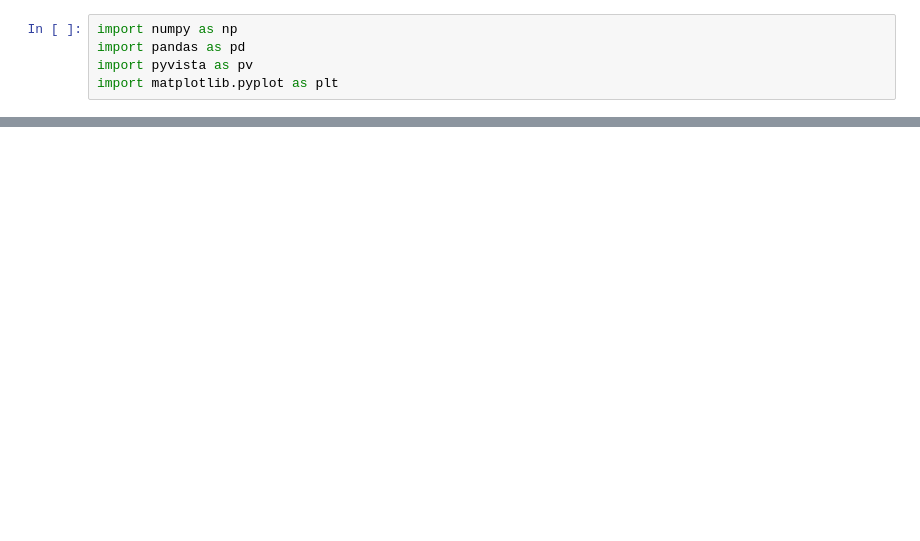
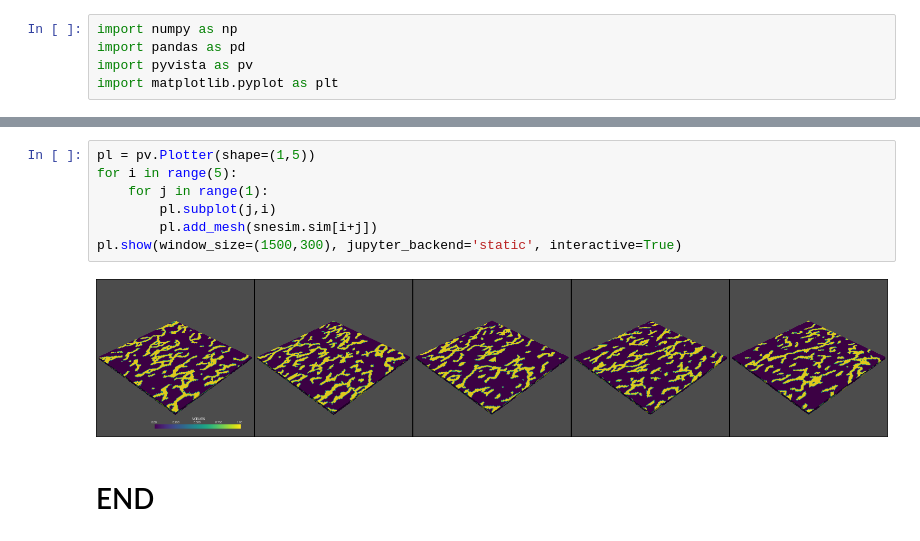
Before and after one commit to misaelmmorales/Latent-Geo-Modeling, a Jupyter notebook: simulations 3D/channel_simulation/mps.ipynb, the cells around one changed output, grey strips where cells are left out. Cells and saved outputs as stored; diff of their text form; blank space fills up the shorter version.

```diff
--- a/simulations 3D/channel_simulation/mps.ipynb
+++ b/simulations 3D/channel_simulation/mps.ipynb
@@ -30,0 +66,11 @@ pl.show(window_size=(1000,1000), jupyter_backend='static', interactive=True)
+# %%
+pl = pv.Plotter(shape=(1,5))
+for i in range(5):
+    for j in range(1):
+        pl.subplot(j,i)
+        pl.add_mesh(snesim.sim[i+j])
+pl.show(window_size=(1500,300), jupyter_backend='static', interactive=True)
+# %% [output]
+[figure, added]
+# %% [markdown]
+# END
```
Also changed, not shown: parts of 7 cells of this notebook, 4 other files.
